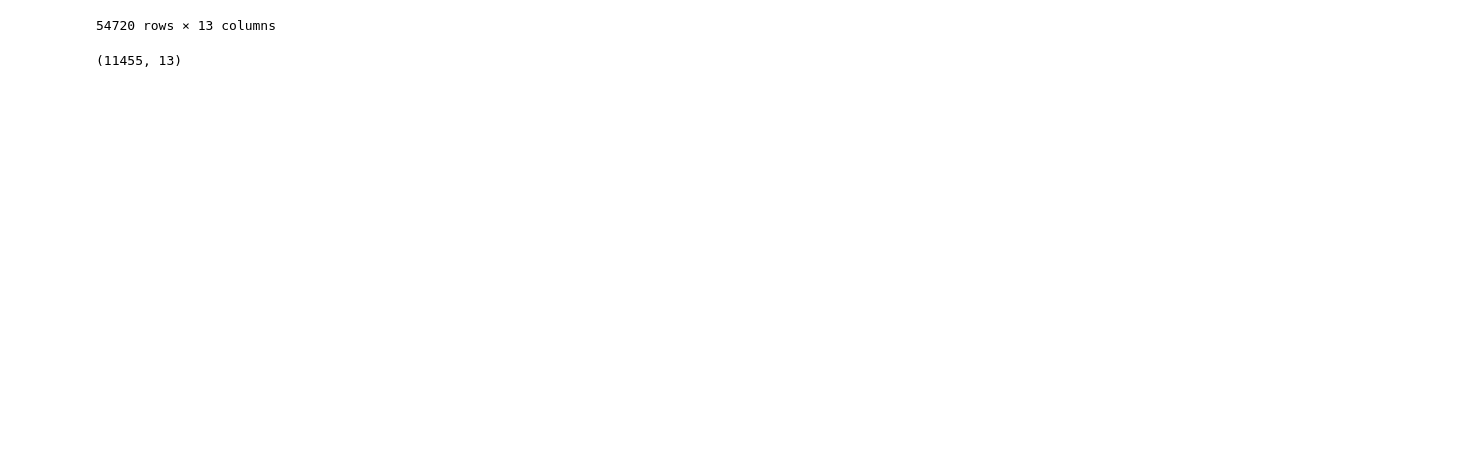
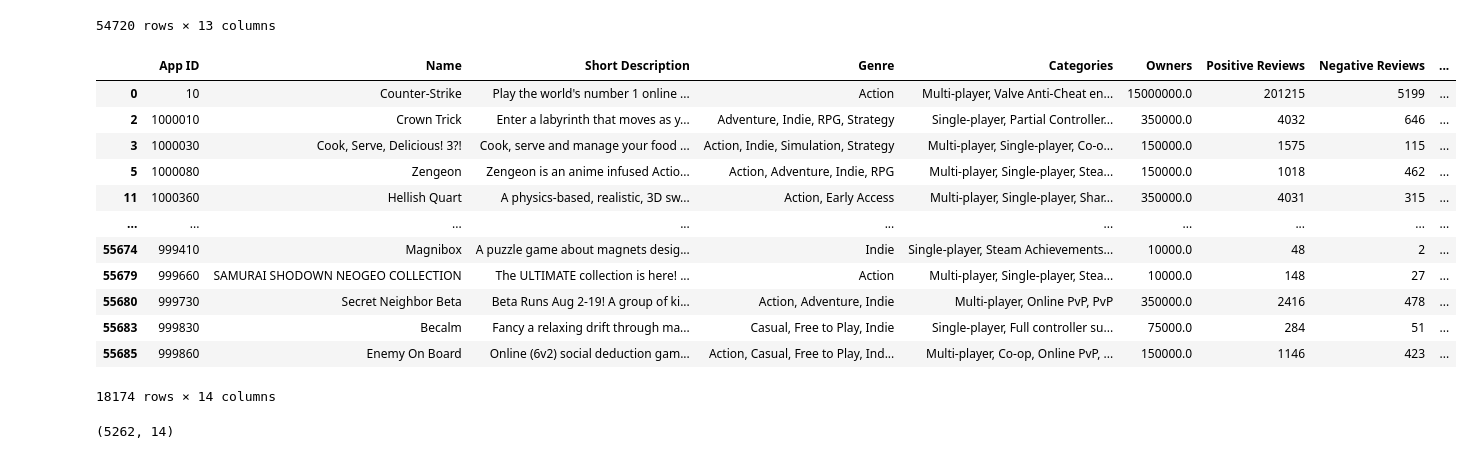
Before and after one commit to Composer117/Steam_recommender_project, a Jupyter notebook: SteamAPI_data.ipynb, the cells around one changed output. Drawn from its saved outputs; the diff is of its cells as text; code cells hidden in the pictures; blank space fills up the shorter version.

Commit message:
Updated recommendation engine for multiple users and segregated files

```diff
--- a/SteamAPI_data.ipynb
+++ b/SteamAPI_data.ipynb
@@ -228,11 +228,35 @@ See the caveats in the documentation: https://pandas.pydata.org/pandas-docs/stab
 | 55689 | 999930 | Fantasy Sino-Japanese War 幻想甲午 | You unfortunately passed through ... | Indie, RPG, Strategy, Early Access | Single-player, Partial Controller... | 10000.0 | 2 | 2 | ... |
 | 55690 | 999990 | Bouncing Hero | Bouncing Hero is an extreme auto-... | Action, Casual, Indie | Single-player, Steam Achievements... | 10000.0 | 10 | 0 | ... |
 54720 rows × 13 columns
+# %%
+steam_data = steam_data[steam_data["Short Description"].notnull()]
+steam_data[steam_data.duplicated("Name")]
+# Cleaning out duplicate entries in the games dataset
+steam_data = steam_data.drop_duplicates("Name", keep="first")
+# Creating column with positive to negative review ratio
+steam_data["Review Ratio"] = steam_data["Positive Reviews"] / steam_data["Negative Reviews"]
+# Filtering out games with less than 150 positive reviews and CCU being 0
+steam_data.drop(steam_data[(steam_data["CCU"] == 0) & (steam_data["Positive Reviews"] < 150)].index, inplace=True)
+steam_data
+# %% [output]
+|  | App ID | Name | Short Description | Genre | Categories | Owners | Positive Reviews | Negative Reviews | ... |
+| 0 | 10 | Counter-Strike | Play the world's number 1 online ... | Action | Multi-player, Valve Anti-Cheat en... | 15000000.0 | 201215 | 5199 | ... |
+| 2 | 1000010 | Crown Trick | Enter a labyrinth that moves as y... | Adventure, Indie, RPG, Strategy | Single-player, Partial Controller... | 350000.0 | 4032 | 646 | ... |
+| 3 | 1000030 | Cook, Serve, Delicious! 3?! | Cook, serve and manage your food ... | Action, Indie, Simulation, Strategy | Multi-player, Single-player, Co-o... | 150000.0 | 1575 | 115 | ... |
+| 5 | 1000080 | Zengeon | Zengeon is an anime infused Actio... | Action, Adventure, Indie, RPG | Multi-player, Single-player, Stea... | 150000.0 | 1018 | 462 | ... |
+| 11 | 1000360 | Hellish Quart | A physics-based, realistic, 3D sw... | Action, Early Access | Multi-player, Single-player, Shar... | 350000.0 | 4031 | 315 | ... |
+| ... | ... | ... | ... | ... | ... | ... | ... | ... | ... |
+| 55674 | 999410 | Magnibox | A puzzle game about magnets desig... | Indie | Single-player, Steam Achievements... | 10000.0 | 48 | 2 | ... |
+| 55679 | 999660 | SAMURAI SHODOWN NEOGEO COLLECTION | The ULTIMATE collection is here! ... | Action | Multi-player, Single-player, Stea... | 10000.0 | 148 | 27 | ... |
+| 55680 | 999730 | Secret Neighbor Beta | Beta Runs Aug 2-19! A group of ki... | Action, Adventure, Indie | Multi-player, Online PvP, PvP | 350000.0 | 2416 | 478 | ... |
+| 55683 | 999830 | Becalm | Fancy a relaxing drift through ma... | Casual, Free to Play, Indie | Single-player, Full controller su... | 75000.0 | 284 | 51 | ... |
+| 55685 | 999860 | Enemy On Board | Online (6v2) social deduction gam... | Action, Casual, Free to Play, Ind... | Multi-player, Co-op, Online PvP, ... | 150000.0 | 1146 | 423 | ... |
+18174 rows × 14 columns
 # %%
 multi_games = steam_data[steam_data["Is Multiplayer"] == "Y"].copy()
 multi_games.shape
 # %% [output]
-(11455, 13)
+(5262, 14)
 # %%
 multi_games.drop(["Is Multiplayer"], axis=1, errors="ignore", inplace=True)
 multi_games
```
Also changed, not shown: parts of 7 cells of this notebook, 7 other files.
